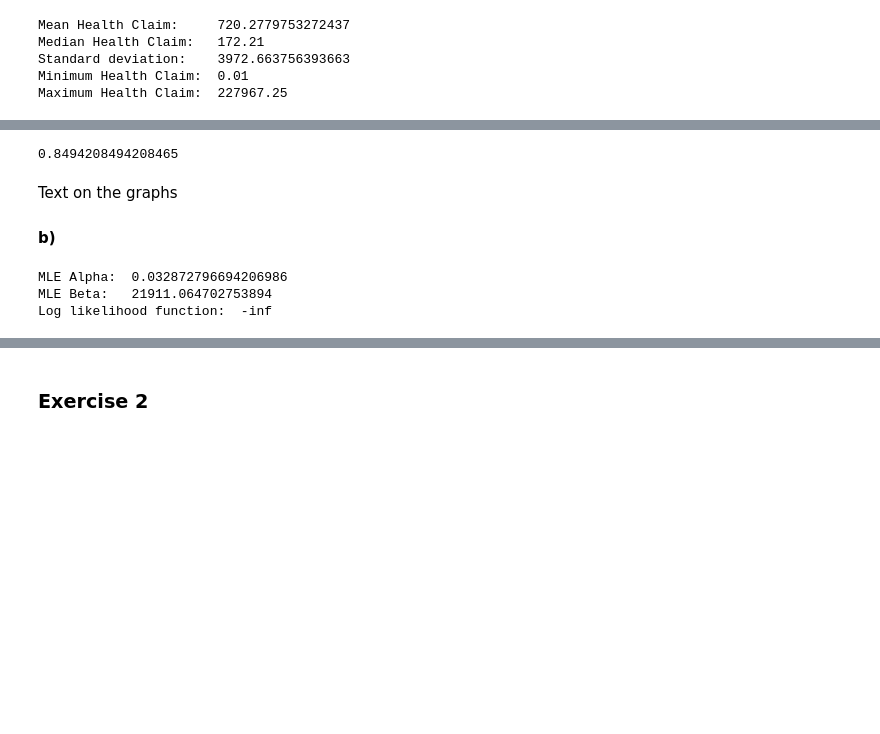
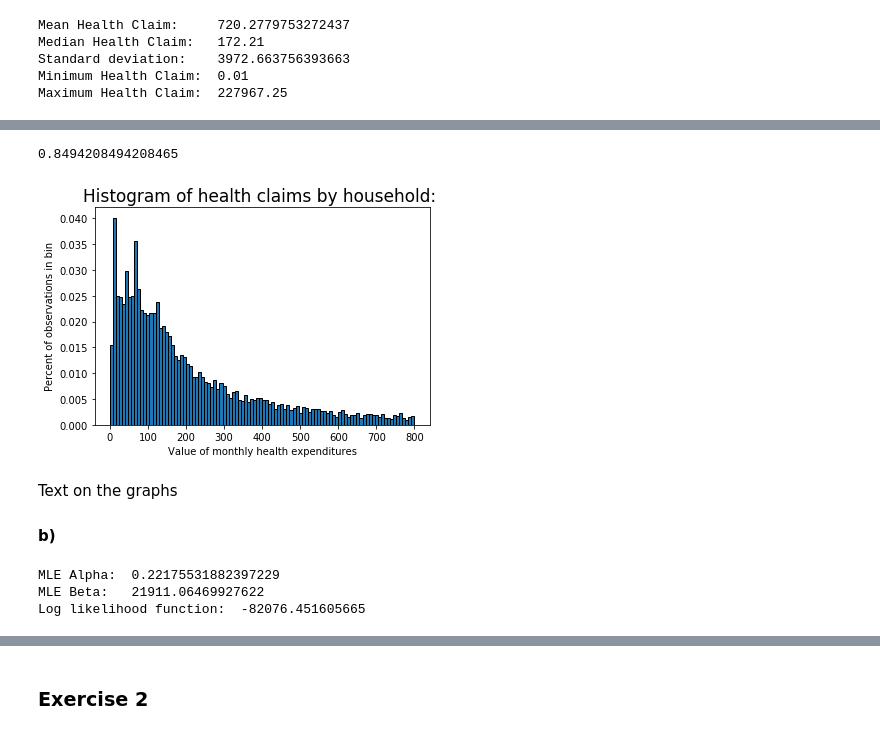
Before and after one commit to Cacheell/BootCamp2018, a Jupyter notebook: ProbSets/Econ/Week 5/Week5.ipynb, the cells around one changed output, grey strips where cells are left out. Drawn from its saved outputs; the diff is of its cells as text; code cells hidden in the pictures; blank space fills up the shorter version.

```diff
--- a/ProbSets/Econ/Week 5/Week5.ipynb
+++ b/ProbSets/Econ/Week 5/Week5.ipynb
@@ -46,18 +45,19 @@ plt.show()
 # %%
 def plotfun():
     num_bins = 100
     weights = (1 / len(healthclaims)) * np.ones_like(healthclaims)
     n, bin_cuts, patches = plt.hist(healthclaims, num_bins, range=(0, 800), weights=weights, edgecolor='k')
-    plt.xticks(np.round_(bin_cuts, 1))
+    #plt.xticks(np.round_(bin_cuts, 1))
     plt.title('Histogram of health claims by household: ', fontsize=17)
     plt.xlabel(r'Value of monthly health expenditures')
     plt.ylabel(r'Percent of observations in bin')
     print(n.sum())
 
 plotfun()
 plt.show()
 # %% [output]
 0.8494208494208465
+[figure, added]
 # %% [markdown]
 Text on the graphs
 
@@ -140,16 +141,17 @@ def crit(params, *args):
 beta_0 = np.var(healthclaims) / meanhc
 alpha_0 = meanhc / beta_0
 params_0 = np.array([alpha_0, beta_0])
-output = opt.minimize(crit, params_0, args=healthclaims)
+mleargs = (healthclaims)
+output = opt.minimize(crit, params_0, args=mleargs, method ="L-BFGS-B", bounds=((1e-5, None), (1e-5, None)))
 alpha_MLE, beta_MLE = output.x
 loglikeval = -output.fun
 print("MLE Alpha: ", alpha_MLE)
 print("MLE Beta:  ", beta_MLE)
 print("Log likelihood function: ", loglikeval)
 # %% [output]
-MLE Alpha:  0.032872796694206986
-MLE Beta:   21911.064702753894
-Log likelihood function:  -inf
+MLE Alpha:  0.22175531882397229
+MLE Beta:   21911.06469927622
+Log likelihood function:  -82076.451605665
 # %%
 output
 # %% [output]
```
Also changed, not shown: parts of 50 cells of this notebook, 4 other files.
